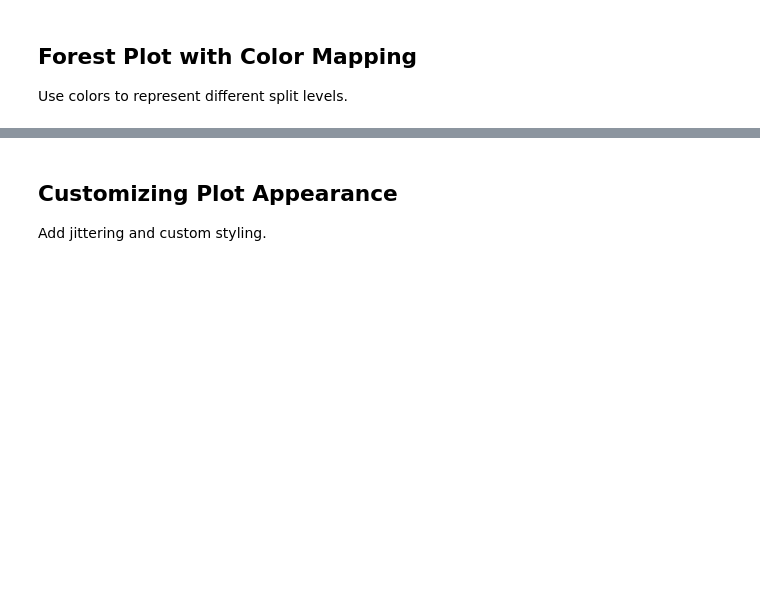
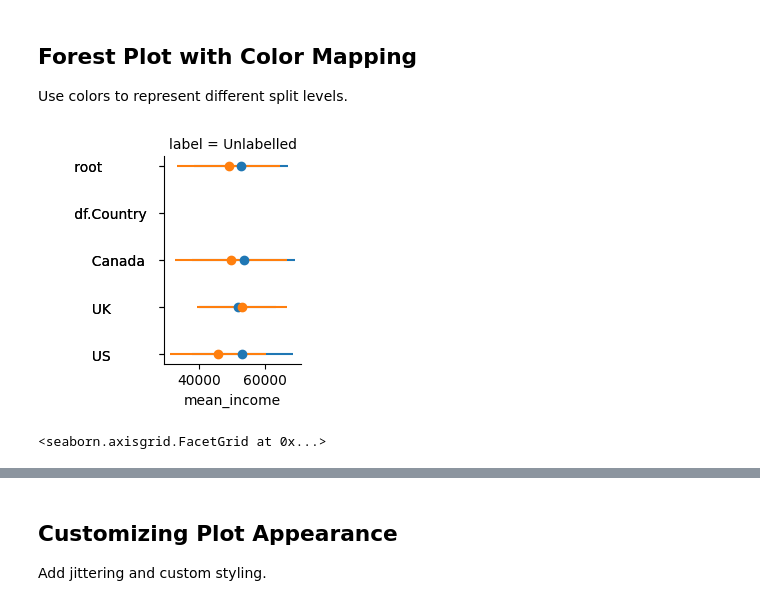
Before and after one commit to BFalquet/pyMyriad, a Jupyter notebook: examples/notebooks/04_plots.ipynb, the cells around one changed output, grey strips where cells are left out. Cells and saved outputs as stored; diff of their text form; code cells hidden in the pictures; blank space fills up the shorter version.

```diff
--- a/examples/notebooks/04_plots.ipynb
+++ b/examples/notebooks/04_plots.ipynb
@@ -45,6 +50,9 @@ forest_plot(result, x="mean_income", xerr="sem_income")
 Use colors to represent different split levels.
 # %%
 # Color by Gender
-forest_plot(result, x="mean_income", xerr="sem_income", col="df.Gender")
+forest_plot(result, x="mean_income", x_err="std_income", col="df.Gender")
+# %% [output]
+[figure, added]
+<seaborn.axisgrid.FacetGrid at 0x...>
 # %%
 # Color by Country
```
Also changed, not shown: parts of 14 cells of this notebook, 9 other files.
